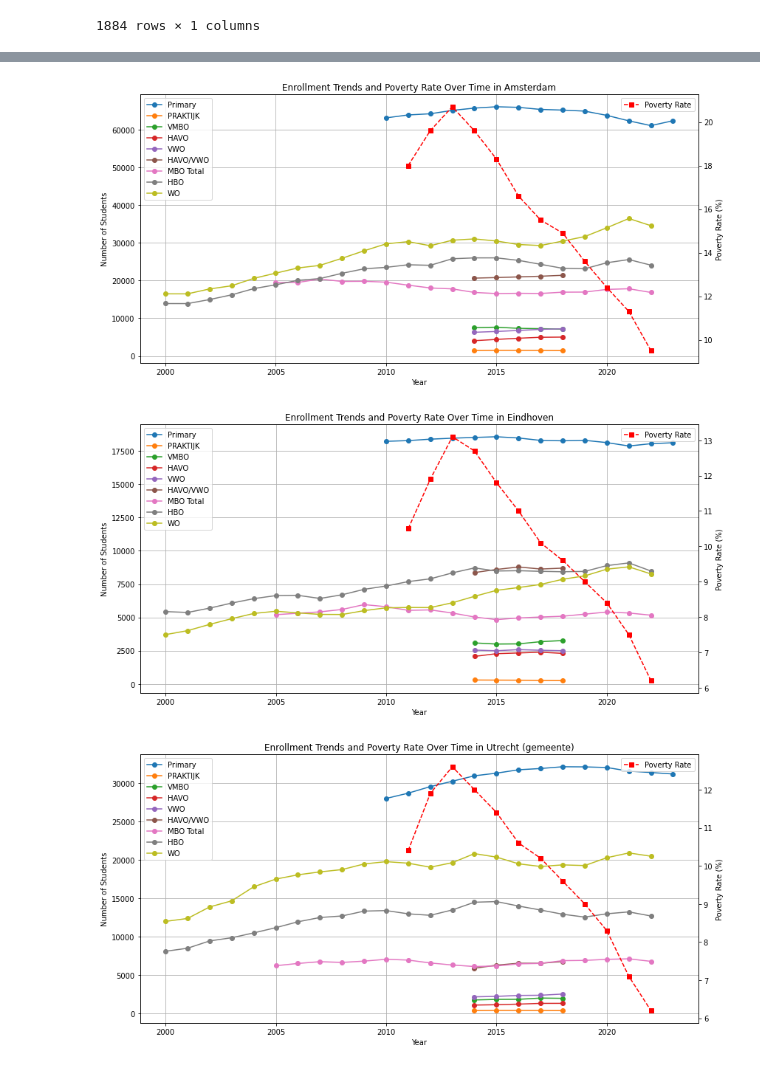
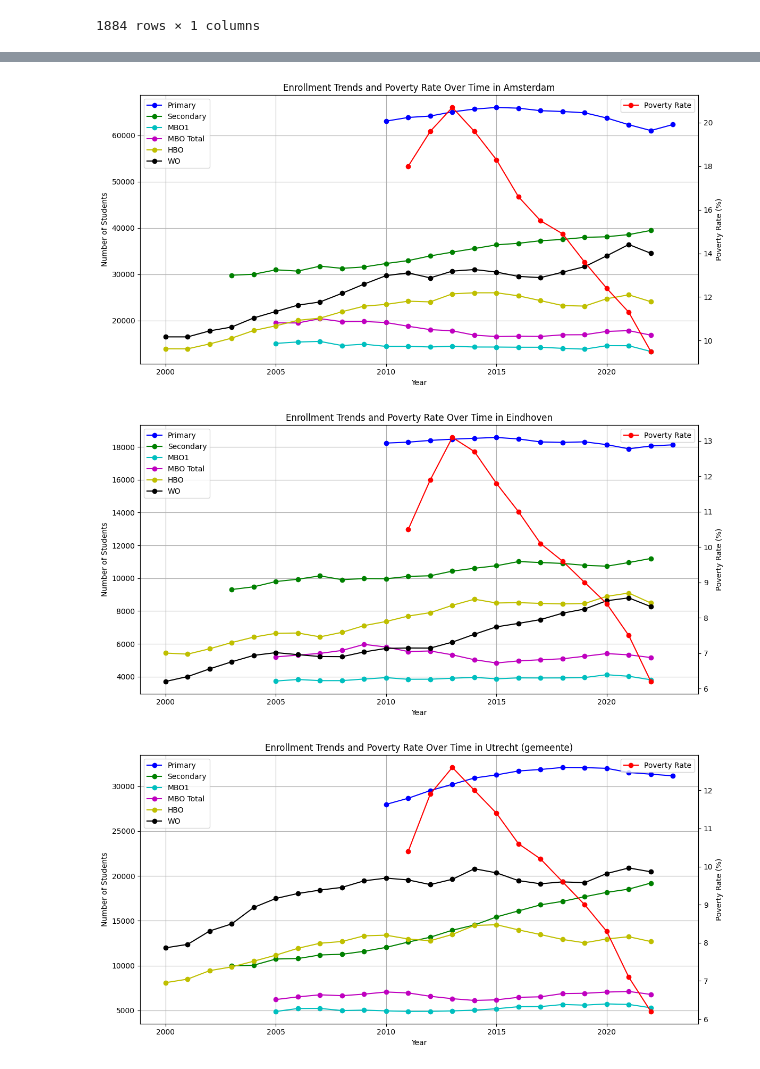
Before and after one commit to Thais02/knowledge2024, a Jupyter notebook: DataProcessing_ultimate.ipynb, the cells around one changed output, grey strips where cells are left out. Cells and saved outputs as stored; diff of their text form; code cells hidden in the pictures.

Commit message:
added a new_plot

```diff
--- a/DataProcessing_ultimate.ipynb
+++ b/DataProcessing_ultimate.ipynb
@@ -151,7 +173,7 @@ from merging import get_merged_df
 
 merged_df = get_merged_df(
     DATA_DIR,
-    get_csv('Regionale_kerncijfers_'), get_csv('primary_education_'), get_csv('georef'), get_csv('enrollment-secondary'),
+    get_csv('Regionale_kerncijfers_'), get_csv('primary_education_'), get_csv('georef'),
     get_csv('Laag_en_langdurig_laag_inkomen_'),
 )
 merged_df
@@ -203,37 +236,37 @@ filtered_df = merged_df.loc[merged_df.index.get_level_values('Gemeenten').isin(t
 
 # Function to create combined plots for the filtered cities
 def combined_plot_trends(data, city):
     fig, ax1 = plt.subplots(figsize=(12, 6))
 
     # Filter data for the given city
     city_data = data.xs(city, level='Gemeenten')
 
     # Plot enrollment trends
-    # colors = ['b', 'g', 'c', 'm', 'y', 'k']
-    enrollment_types = ['Primary', 'PRAKTIJK', 'VMBO', 'HAVO', 'VWO', 'HAVO/VWO', 'MBO Total', 'HBO', 'WO', ]
+    colors = ['b', 'g', 'c', 'm', 'y', 'k']
+    enrollment_types = ['Primary', 'Secondary', 'MBO1', 'MBO Total', 'HBO', 'WO']
 
     for i, enrollment_type in enumerate(enrollment_types):
-        ax1.plot(city_data.index, city_data[enrollment_type], marker='o', label=enrollment_type)
+        ax1.plot(city_data.index, city_data[enrollment_type], marker='o', label=enrollment_type, color=colors[i % len(colors)])
 
     ax1.set_xlabel('Year')
     ax1.set_ylabel('Number of Students')
     ax1.legend(loc='upper left')
     ax1.grid(True)
 
     # Create a second y-axis to plot poverty rate
     ax2 = ax1.twinx()
-    ax2.plot(city_data.index, city_data['Impoverished children'], marker='s', color='r', ls='--', label='Poverty Rate')
+    ax2.plot(city_data.index, city_data['Impoverished children'], marker='o', color='r', label='Poverty Rate')
     ax2.set_ylabel('Poverty Rate (%)')
     ax2.legend(loc='upper right')
 
     plt.title(f'Enrollment Trends and Poverty Rate Over Time in {city}')
     fig.tight_layout()
     plt.show()
 
 # Call the function for each target city in the filtered DataFrame
 for city in target_cities:
     combined_plot_trends(filtered_df, city)
 # %% [output]
-[figure, old version]
+[figure, new version]
-[figure, old version]
+[figure, new version]
-[figure, old version]
+[figure, new version]
```
Also changed, not shown: parts of 9 cells of this notebook.
